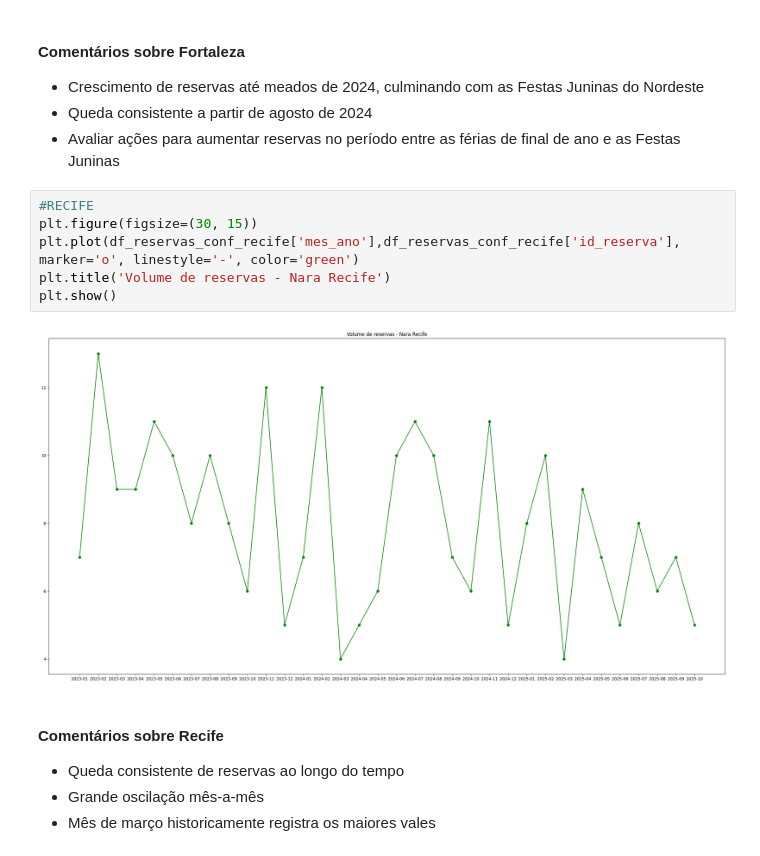
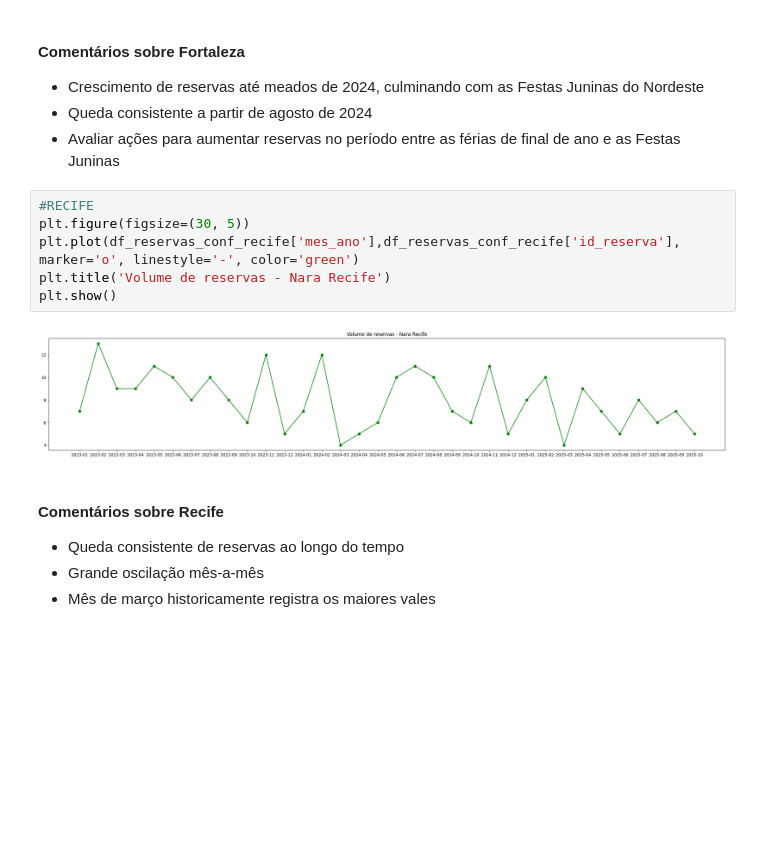
Before and after one commit to alexxjustino/ProjetoNaraSenac, a Jupyter notebook: narahoteis_novo_final_bruno.ipynb, the cells around one changed output. Cells and saved outputs as stored; diff of their text form; blank space fills up the shorter version.

```diff
--- a/narahoteis_novo_final_bruno.ipynb
+++ b/narahoteis_novo_final_bruno.ipynb
@@ -1335,12 +1335,12 @@ plt.show()
 - Avaliar ações para aumentar reservas no período entre as férias de final de ano e as Festas Juninas
 # %%
 #RECIFE
-plt.figure(figsize=(30, 15))
+plt.figure(figsize=(30, 5))
 plt.plot(df_reservas_conf_recife['mes_ano'],df_reservas_conf_recife['id_reserva'], marker='o', linestyle='-', color='green')
 plt.title('Volume de reservas - Nara Recife')
 plt.show()
 # %% [output]
-[figure, old version]
+[figure, new version]
 # %% [markdown]
 #### Comentários sobre Recife
 - Queda consistente de reservas ao longo do tempo
```
Also changed, not shown: parts of 17 cells of this notebook.
